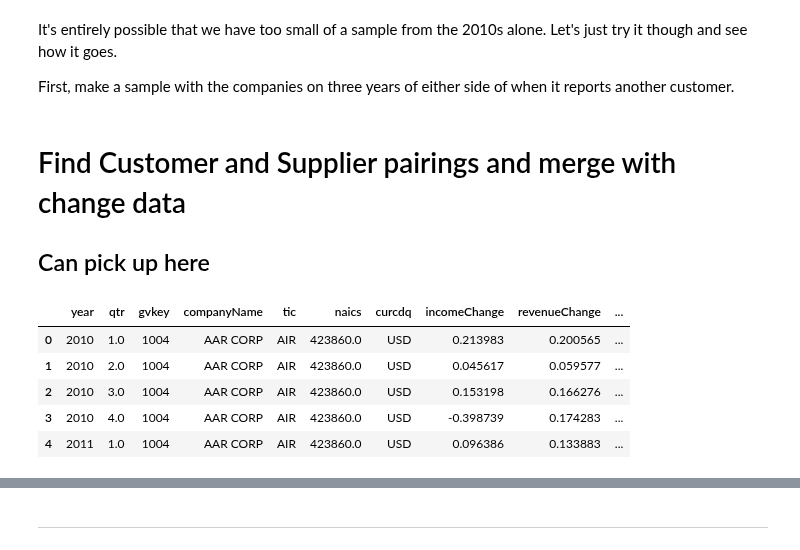
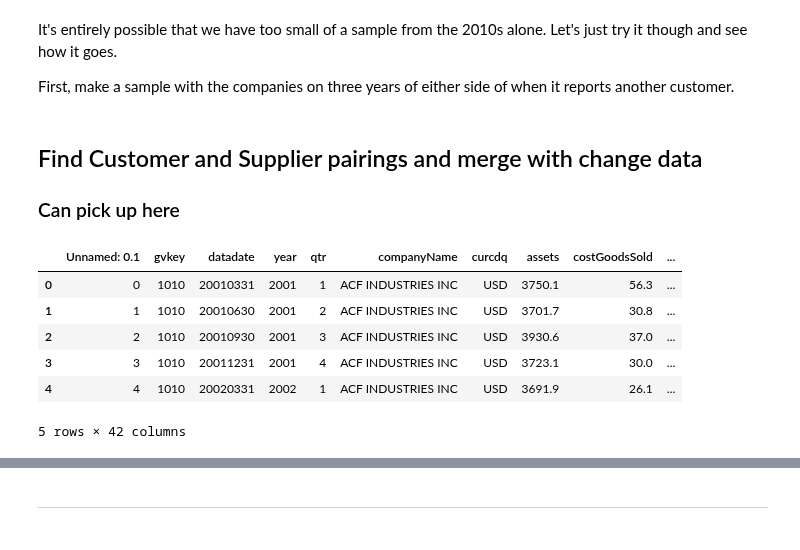
Before and after one commit to brianreed21/extremes, a Jupyter notebook: extremesCleaningCode/linkingExecute.ipynb, the cells around one changed output, grey strips where cells are left out. Saved outputs shown, nothing was run; the diff lists cells and outputs as text; code cells hidden in the pictures.

```diff
--- a/extremesCleaningCode/linkingExecute.ipynb
+++ b/extremesCleaningCode/linkingExecute.ipynb
@@ -240,18 +255,19 @@ allSupplierData.head()
 allCustomerData.to_csv("../../data/companyData/allCustomerData.csv")
 allSupplierData.to_csv("../../data/companyData/allSupplierData.csv")
 # %% [markdown]
-# Find Customer and Supplier pairings and merge with change data
-## Can pick up here
+## Find Customer and Supplier pairings and merge with change data
+### Can pick up here
 # %%
 allSupplierData = pd.read_csv("../../data/companyData/allSupplierData.csv").drop(columns = ['Unnamed: 0'])
 allCustomerData = pd.read_csv("../../data/companyData/allCustomerData.csv").drop(columns = ['Unnamed: 0'])
 # %%
-changes = pd.read_csv("../../data/companyData/compustatChanges_2010s_withControls.csv").drop(columns = ['Unnamed: 0'])
+changes = pd.read_csv("../../data/companyData/compustatChanges_withControls.csv").drop(columns = ['Unnamed: 0'])
 changes.head()
 # %% [output]
-|  | year | qtr | gvkey | companyName | tic | naics | curcdq | incomeChange | revenueChange | ... |
-| 0 | 2010 | 1.0 | 1004 | AAR CORP | AIR | 423860.0 | USD | 0.213983 | 0.200565 | ... |
-| 1 | 2010 | 2.0 | 1004 | AAR CORP | AIR | 423860.0 | USD | 0.045617 | 0.059577 | ... |
-| 2 | 2010 | 3.0 | 1004 | AAR CORP | AIR | 423860.0 | USD | 0.153198 | 0.166276 | ... |
-| 3 | 2010 | 4.0 | 1004 | AAR CORP | AIR | 423860.0 | USD | -0.398739 | 0.174283 | ... |
-| 4 | 2011 | 1.0 | 1004 | AAR CORP | AIR | 423860.0 | USD | 0.096386 | 0.133883 | ... |
+|  | Unnamed: 0.1 | gvkey | datadate | year | qtr | companyName | curcdq | assets | costGoodsSold | ... |
+| 0 | 0 | 1010 | 20010331 | 2001 | 1 | ACF INDUSTRIES INC | USD | 3750.1 | 56.3 | ... |
+| 1 | 1 | 1010 | 20010630 | 2001 | 2 | ACF INDUSTRIES INC | USD | 3701.7 | 30.8 | ... |
+| 2 | 2 | 1010 | 20010930 | 2001 | 3 | ACF INDUSTRIES INC | USD | 3930.6 | 37.0 | ... |
+| 3 | 3 | 1010 | 20011231 | 2001 | 4 | ACF INDUSTRIES INC | USD | 3723.1 | 30.0 | ... |
+| 4 | 4 | 1010 | 20020331 | 2002 | 1 | ACF INDUSTRIES INC | USD | 3691.9 | 26.1 | ... |
+5 rows × 42 columns
```
Also changed, not shown: parts of 130 cells of this notebook, 9 other files.
